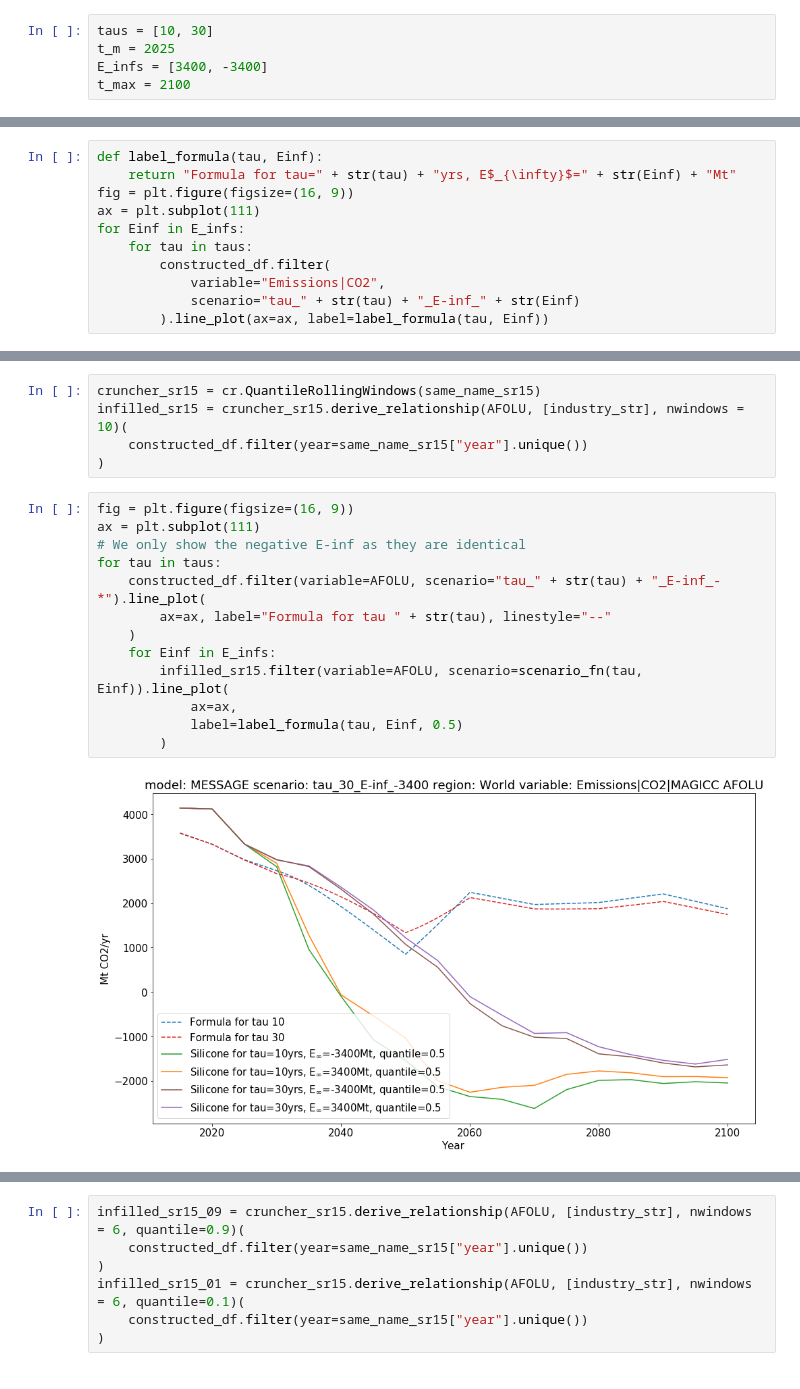
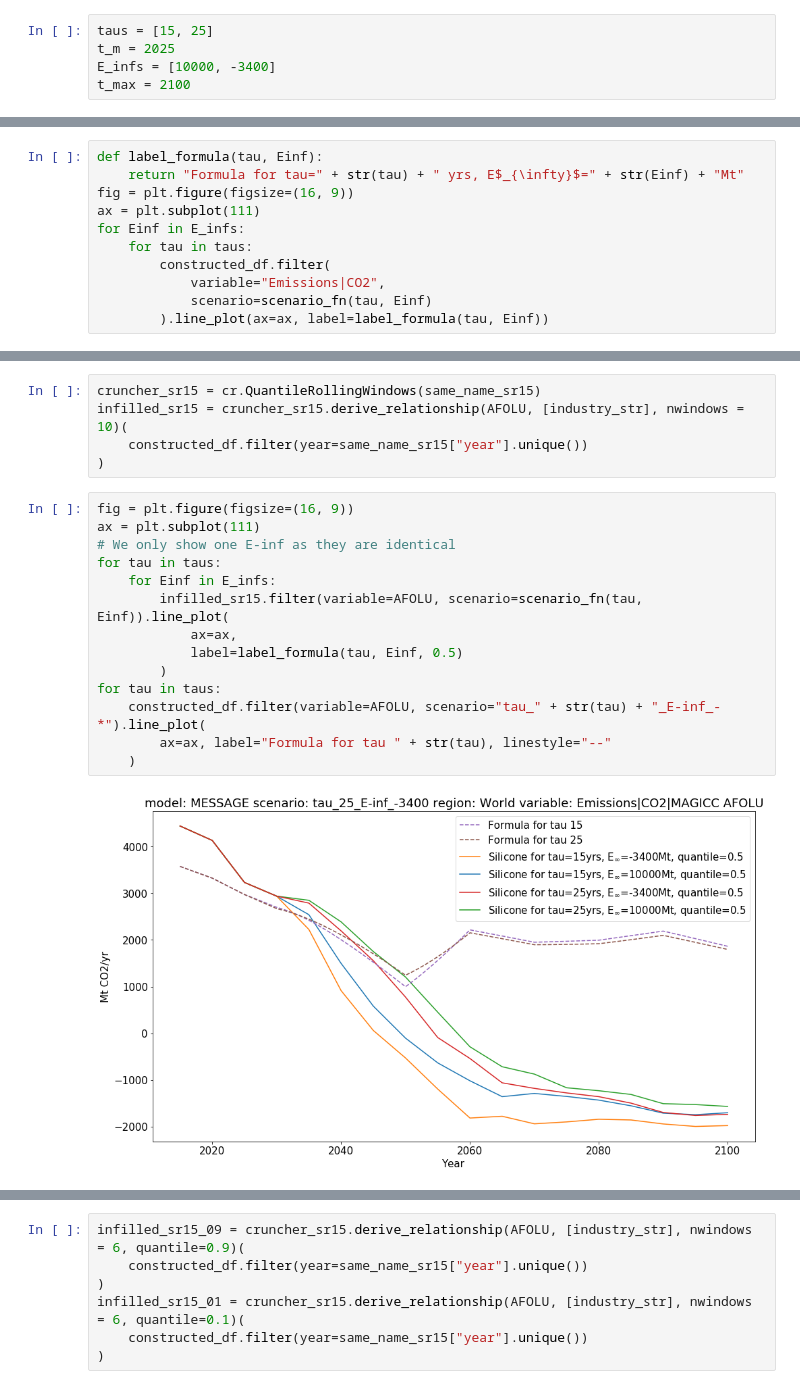
Before and after one commit to GranthamImperial/silicone_examples, a Jupyter notebook: notebooks/Infill_stylised_path.ipynb, the cells around one changed output, grey strips where cells are left out. Drawn from its saved outputs; the diff is of its cells as text.

```diff
--- a/notebooks/Infill_stylised_path.ipynb
+++ b/notebooks/Infill_stylised_path.ipynb
@@ -53,9 +53,9 @@ rcmip_df.filter(variable="Emissions|CO2", year=2150, scenario="rcp26").data
 |  | model | scenario | region | variable | unit | year | value |
 | 2583 | IMAGE | rcp26 | World | Emissions|CO2 | Mt CO2/yr | 2150 | -3412.933333 |
 # %%
-taus = [10, 30]
+taus = [15, 25]
 t_m = 2025
-E_infs = [3400, -3400]
+E_infs = [10000, -3400]
 t_max = 2100
 # %% [markdown]
 ### Constructing AFOLU statistics
@@ -147,13 +147,13 @@ for tau in taus:
         constructed_df.append(output, inplace=True)
 # %%
 def label_formula(tau, Einf):
-    return "Formula for tau=" + str(tau) + "yrs, E$_{\infty}$=" + str(Einf) + "Mt"
+    return "Formula for tau=" + str(tau) + " yrs, E$_{\infty}$=" + str(Einf) + "Mt"
 fig = plt.figure(figsize=(16, 9))
 ax = plt.subplot(111)
 for Einf in E_infs:
     for tau in taus:
         constructed_df.filter(
             variable="Emissions|CO2",
-            scenario="tau_" + str(tau) + "_E-inf_" + str(Einf)
+            scenario=scenario_fn(tau, Einf)
         ).line_plot(ax=ax, label=label_formula(tau, Einf))
 # %% [output]
@@ -236,18 +236,19 @@ infilled_sr15 = cruncher_sr15.derive_relationship(AFOLU, [industry_str], nwindow
 # %%
 fig = plt.figure(figsize=(16, 9))
 ax = plt.subplot(111)
-# We only show the negative E-inf as they are identical
+# We only show one E-inf as they are identical
 for tau in taus:
-    constructed_df.filter(variable=AFOLU, scenario="tau_" + str(tau) + "_E-inf_-*").line_plot(
-        ax=ax, label="Formula for tau " + str(tau), linestyle="--"
-    )
     for Einf in E_infs:
         infilled_sr15.filter(variable=AFOLU, scenario=scenario_fn(tau, Einf)).line_plot(
             ax=ax,
             label=label_formula(tau, Einf, 0.5)
         )
+for tau in taus:
+    constructed_df.filter(variable=AFOLU, scenario="tau_" + str(tau) + "_E-inf_-*").line_plot(
+        ax=ax, label="Formula for tau " + str(tau), linestyle="--"
+    )
 # %% [output]
-[figure, old version]
+[figure, new version]
 # %%
 infilled_sr15.filter(variable=AFOLU, year=2020).data
 # %% [output]
```
Also changed, not shown: parts of 16 cells of this notebook.
